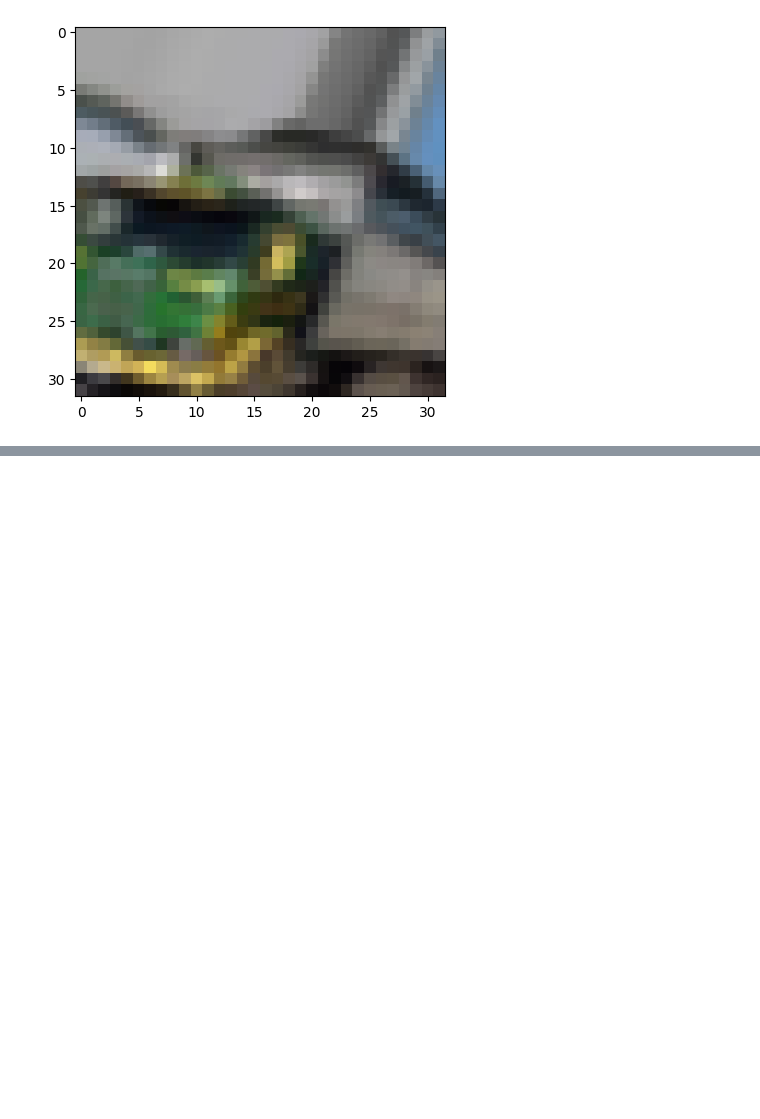
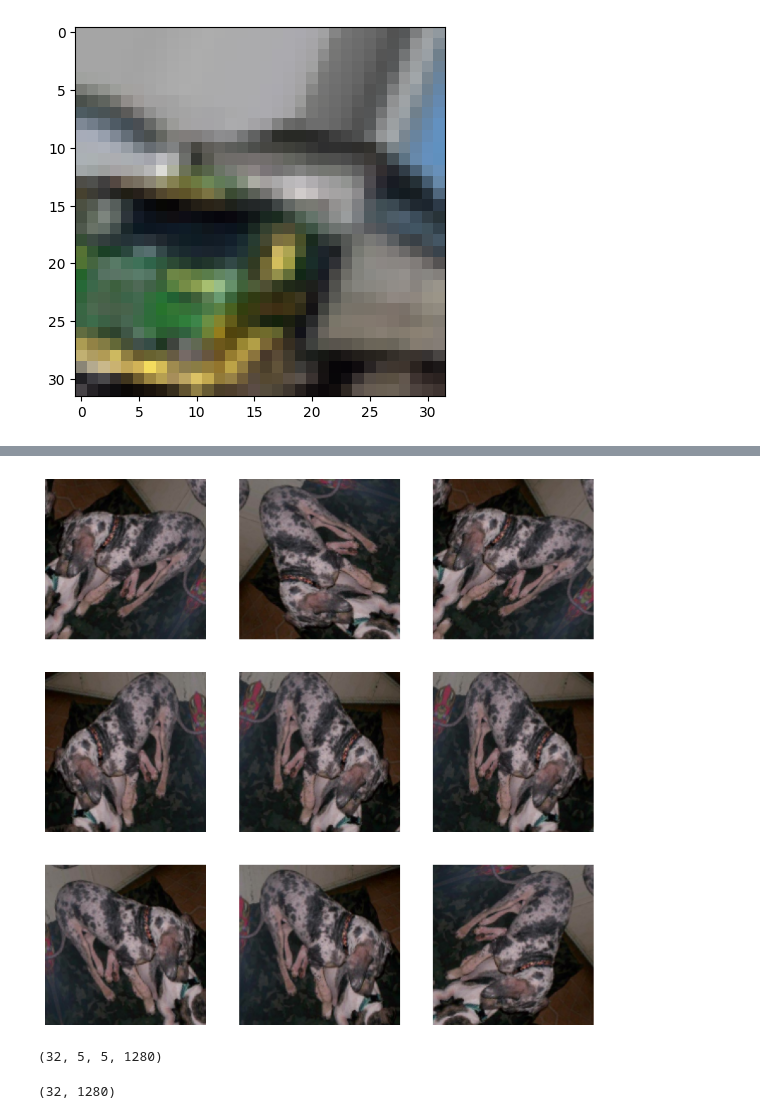
Before and after one commit to IgorG-Monteiro/ML_with_TensorFlow, a Jupyter notebook: Neural Networks/Convolutional_NNwks.ipynb, the cells around one changed output, grey strips where cells are left out. Cells and saved outputs as stored; diff of their text form; code cells hidden in the pictures; blank space fills up the shorter version.

```diff
--- a/Neural Networks/Convolutional_NNwks.ipynb
+++ b/Neural Networks/Convolutional_NNwks.ipynb
@@ -315,0 +253,29 @@ plt.show()
+# %%
+# OPTIMIZING THE DATASET
+# the Autotune adjust dynamically the quantity of data pre-search during the training to optimize the train
+
+AUTOTUNE = tf.data.AUTOTUNE
+
+train_dataset = train_dataset.prefetch(buffer_size=AUTOTUNE)
+validation_dataset = validation_dataset.prefetch(buffer_size=AUTOTUNE)
+test_dataset = test_dataset.prefetch(buffer_size=AUTOTUNE)
+# %%
+# APPLIED DATA AUGMENTATION
+
+data_augmentation = tf.keras.Sequential([
+  tf.keras.layers.RandomFlip('horizontal'),
+  tf.keras.layers.RandomRotation(0.2),
+])
+# %%
+# Visualizing the result of the data after the data augmentation technique
+
+for image, _ in train_dataset.take(1):
+  plt.figure(figsize=(10, 10))
+  first_image = image[0]
+  for i in range(9):
+    ax = plt.subplot(3, 3, i + 1)
+    augmented_image = data_augmentation(tf.expand_dims(first_image, 0))
+    plt.imshow(augmented_image[0] / 255)
+    plt.axis('off')
+# %% [output]
+[figure, added]
@@ -315,0 +295,10 @@ plt.show()
+# %%
+# this extractor converts the input 160x160x3 into a feature block of 5x5x1280
+# because of the convolutional layers with strides and pooling will compress the image,
+# but we will have 1280 filters to learn different visual characteristics
+
+image_batch, label_batch = next(iter(train_dataset))
+feature_batch = base_model(image_batch)
+print(feature_batch.shape)
+# %% [output]
+(32, 5, 5, 1280)
@@ -315,0 +311,10 @@ plt.show()
+# %%
+#  ADDING A CLASSIFICATION HEAD
+# Using a GlobalAveragePooling2D layer to convert the features into a single vector of 1280 elements per image.
+# We use that because we need a simple vector, and not a matrix
+
+global_average_layer = tf.keras.layers.GlobalAveragePooling2D()
+feature_batch_average = global_average_layer(feature_batch)
+print(feature_batch_average.shape)
+# %% [output]
+(32, 1280)
```
Also changed, not shown: parts of 27 cells of this notebook.
